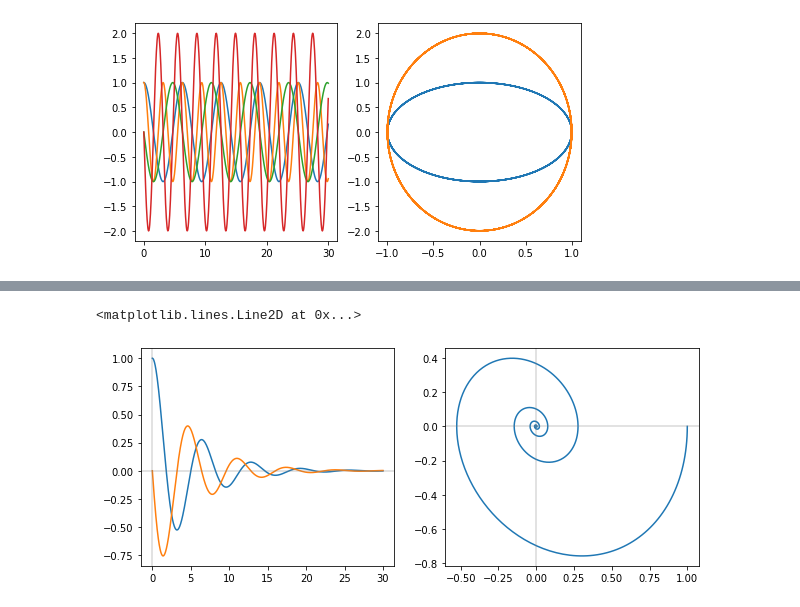
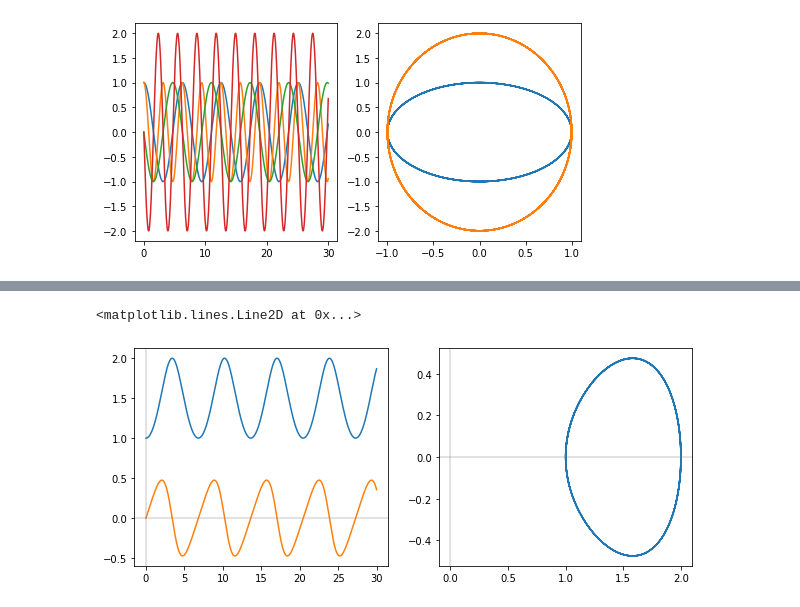
Before and after one commit to mauroriccardi/physics_club, a Jupyter notebook: Physics Club - Integrazione numerica - integratore simplettico.ipynb, the cells around one changed output, grey strips where cells are left out. Saved outputs shown, nothing was run; the diff lists cells and outputs as text; code cells hidden in the pictures.

Commit message:
worked on symplectic integrator, removed damped oscillator, added non harmonic

```diff
--- a/Physics Club - Integrazione numerica - integratore simplettico.ipynb
+++ b/Physics Club - Integrazione numerica - integratore simplettico.ipynb
@@ -367,29 +408,33 @@ ax6[1].plot(xs2, ps2);
 # %%
-def damped_oscillator_x(ω, β):
+def anharmonic_x(ω, γ):
     def wrap(x, p, t):
         return np.array(p)
 
     return wrap
 
-def damped_oscillator_p(ω, β):
+def anharmonic_p(ω, b):
     def wrap(x, p, t):
-        return np.array(- ω**2 * x - β * p)
+        return np.array((ω**2 * x - b * x**3) / 2 )
 
     return wrap
 # %%
-ω, β = 1.0, 0.4
+ω, b = 1.0, 0.4
 ts = np.linspace(0, 30, 1000)
-xs_d, ps_d = symplectic([1], [0], ts, damped_oscillator_x(ω, β), damped_oscillator_p(ω, β))
+xs_a, ps_a = symplectic([1], [0], ts, anharmonic_x(ω, b), anharmonic_p(ω, b))
+xs_b, ps_b = symplectic([-1], [0], ts, anharmonic_x(ω, b), anharmonic_p(ω, b))
 
 fig7, ax7 = plt.subplots(ncols=2, figsize=(10, 4))
-ax7[0].plot(ts, xs_d)
-ax7[0].plot(ts, ps_d)
+ax7[0].plot(ts, xs_a)
+ax7[0].plot(ts, ps_a)
+#ax7[0].plot(ts, xs_b)
+#ax7[0].plot(ts, ps_b)
 ax7[0].axhline(0, color='grey', alpha=0.3)
 ax7[0].axvline(0, color='grey', alpha=0.3)
 
-ax7[1].plot(xs_d, ps_d)
+ax7[1].plot(xs_a, ps_a)
+#ax7[1].plot(xs_b, ps_b)
 ax7[1].axhline(0, color='grey', alpha=0.3)
 ax7[1].axvline(0, color='grey', alpha=0.3)
 # %% [output]
 <matplotlib.lines.Line2D at 0x...>
-[figure, old version]
+[figure, new version]
```
Also changed, not shown: parts of 8 cells of this notebook, 1 other file.
